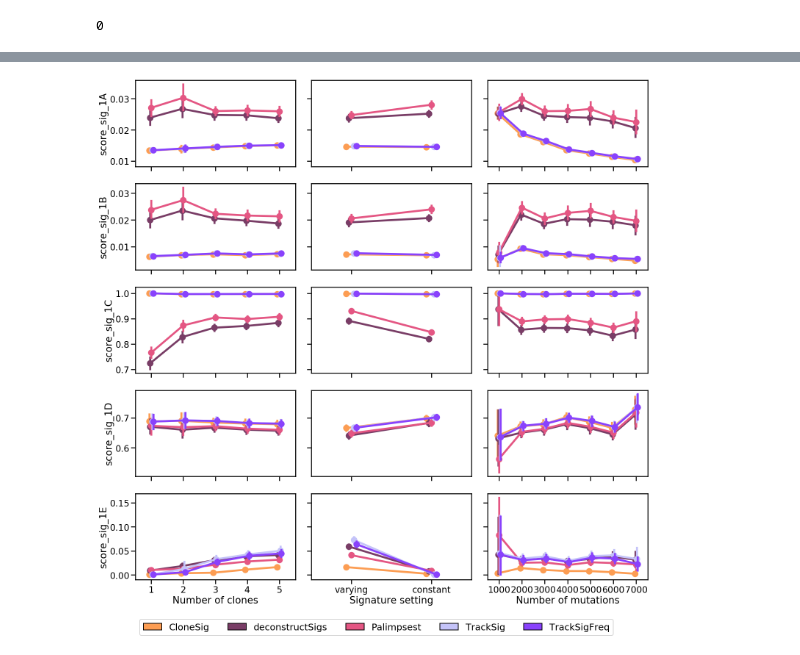
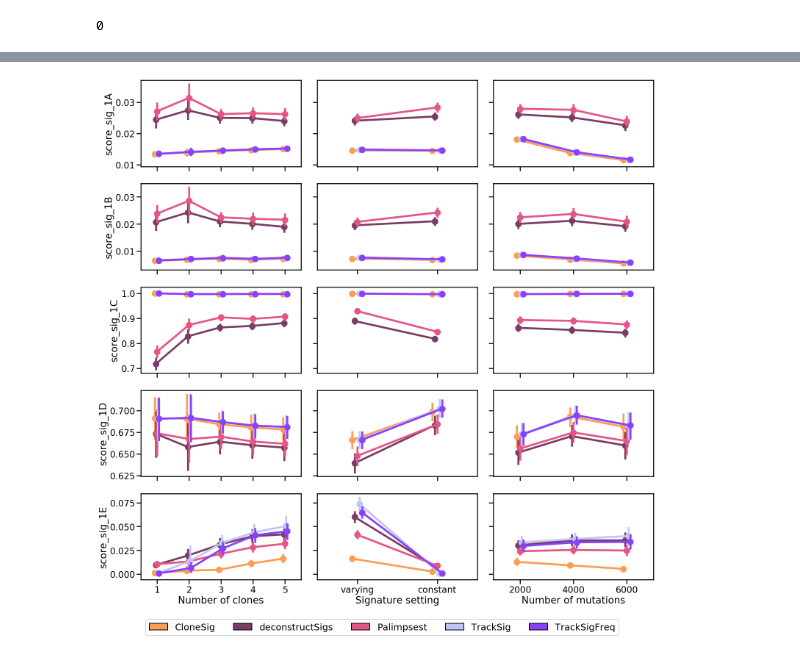
Before and after one commit to judithabk6/Clonesig_analysis, a Jupyter notebook: paper_notebooks/phylo500_results.ipynb, the cells around one changed output, grey strips where cells are left out. Drawn from its saved outputs; the diff is of its cells as text; code cells hidden in the pictures.

```diff
--- a/paper_notebooks/phylo500_results.ipynb
+++ b/paper_notebooks/phylo500_results.ipynb
@@ -223,0 +179,3 @@ plt.savefig('{}/all_comp_method_results_ith_only_pyclone.pdf'.format(output_path
+# %%
+for jj, var in enumerate(['true_nb_clones', 'var_or_cst', 'round_nb_mut']):
+    print(sub_clonesig_res_filter.pivot_table(index=var, columns='method', values='score1B', aggfunc='count'))
@@ -234,25 +210,24 @@ fig, axes = plt.subplots(nrows=5, ncols=3, figsize=(25, 25), sharey='row', share
 clonesig_res_sig_copy = clonesig_res_sig.copy()
 clonesig_res_sig_copy = clonesig_res_sig_copy.assign(score_sig_1E=clonesig_res_sig_copy.median_diff_distrib_mut)
 clonesig_res_sig_copy = clonesig_res_sig_copy.assign(score_sig_1C=clonesig_res_sig_copy.score_sig_1C_auc)
-for ii, score in enumerate(('score_sig_1A', 'score_sig_1B',
+sub_clonesig_res = clonesig_res_sig_copy
+
+score_list = ('score_sig_1A', 'score_sig_1B',
                 'score_sig_1C', 'score_sig_1D',
-                'score_sig_1E')):
+                'score_sig_1E')
+aa = sub_clonesig_res.dropna(subset=score_list).groupby(id_vars).method.nunique().to_frame().reset_index()
+aa = aa.assign(nb_method=aa.method).drop(columns=['method'])
+sub_clonesig_res_complete = pd.merge(sub_clonesig_res, aa,
+                                     on=id_vars)
+sub_clonesig_res_filter = sub_clonesig_res_complete[sub_clonesig_res_complete.nb_method==5]
+sub_clonesig_res_filter = sub_clonesig_res_filter.assign(round_nb_mut=(np.round(sub_clonesig_res_filter.nb_mut/2000, 0)*2000).astype(int))
+sub_clonesig_res_filter = sub_clonesig_res_filter.assign(var_or_cst=sub_clonesig_res_filter.var_or_cst.map({'var': 'varying', 'cst': 'constant'}))
+
+for ii, score in enumerate(score_list):
 
     for jj, covariate in enumerate(('true_nb_clones', 'var_or_cst', 'round_nb_mut')):
-        if ('sig' in score) or ('score' not in score):
-            sub_clonesig_res = clonesig_res_sig_copy
-        else:
-            sub_clonesig_res = clonesig_res_ith
-        if score == 'runtime':
-            sub_clonesig_res = clonesig_res
 
-        aa = sub_clonesig_res.groupby(id_vars).method.nunique().to_frame().reset_index()
-        aa = aa.assign(nb_method=aa.method).drop(columns=['method'])
-        sub_clonesig_res_complete = pd.merge(sub_clonesig_res, aa,
-                                             on=id_vars)
-        sub_clonesig_res_filter = sub_clonesig_res_complete[sub_clonesig_res_complete.nb_method==5]
-        sub_clonesig_res_filter = sub_clonesig_res_filter.assign(round_nb_mut=(np.round(sub_clonesig_res_filter.nb_mut/1000, 0)*1000).astype(int))
-        sub_clonesig_res_filter = sub_clonesig_res_filter.assign(var_or_cst=sub_clonesig_res_filter.var_or_cst.map({'var': 'varying', 'cst': 'constant'}))
+
 
 
         sns.pointplot(x=covariate, y=score, hue="method",
@@ -260,31 +235,31 @@ for ii, score in enumerate(('score_sig_1A', 'score_sig_1B',
                         hue_order=sorted(sub_clonesig_res_filter.method.unique()), ax=axes[ii, jj], dodge=True)
 
         ax = axes[ii, jj]
         n = len(ax.artists)
         nb_box = sub_clonesig_res_filter.method.nunique()
         labels = sub_clonesig_res_filter.pivot_table(columns=covariate, values=score,
                                              index="method", aggfunc='count')\
             .unstack().dropna().index.to_frame().apply(tuple, axis=1).values
         box_name = sorted(sub_clonesig_res_filter.method.unique())
 
         if (ii==4) and (jj==0):
             legend_items = list()
             for key in sorted(sorted(sub_clonesig_res_filter.method.unique())):
                 legend_items.append(Patch(facecolor=method_color_dict[key], edgecolor='black', label=legend_keys[key]))
             ax.legend(handles=legend_items,
                       bbox_to_anchor=(0, -0.7, 1., .102), fontsize=25, loc=3, ncol=5)
         else:
             ax.get_legend().remove()
 
         if jj!=0:
             ax.set_ylabel('')
             #ax.yaxis.set_ticklabels([])
         if ii!=4:
             ax.set_xlabel('')
             #ax.xaxis.set_ticklabels([])
         else:
             ax.set_xlabel(nice_name[jj])
 plt.subplots_adjust(wspace=0.1)
 plt.savefig('{}/all_comp_method_results_sig_only.pdf'.format(output_path), bbox_inches='tight')
 # %% [output]
-[figure, old version]
+[figure, new version]
```
Also changed, not shown: parts of 5 cells of this notebook, 4 other files.
